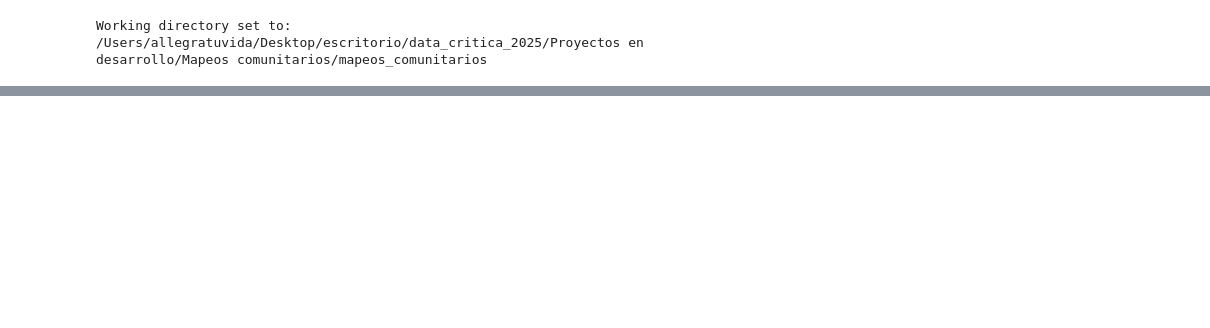
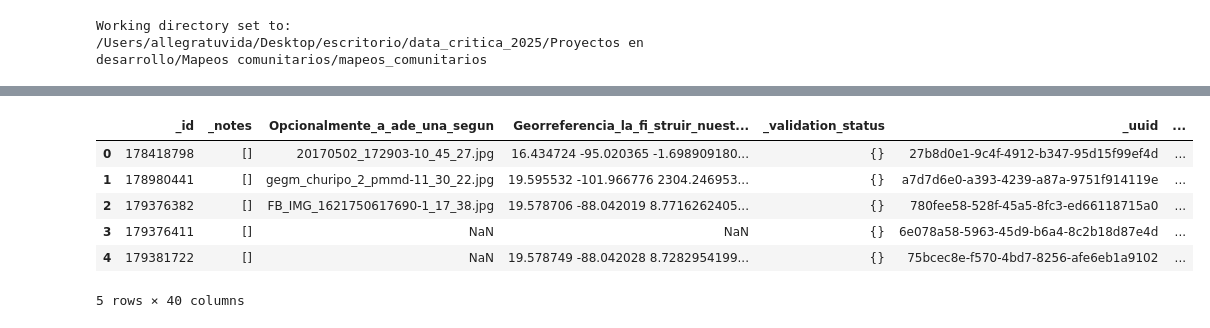
Before and after one commit to GibranMena/mapeos_comunitarios, a Jupyter notebook: _notebooks/0.0-collect-data.ipynb, the cells around one changed output, grey strips where cells are left out. Cells and saved outputs as stored; diff of their text form; code cells hidden in the pictures; blank space fills up the shorter version.

```diff
--- a/_notebooks/0.0-collect-data.ipynb
+++ b/_notebooks/0.0-collect-data.ipynb
@@ -152,0 +64,15 @@ client = SecureKoboClient()
+# %%
+# Retrieve data from a specified asset UID and load into a DataFrame
+
+resistencias_uid = "awCGz4R7AFYoaE5tF8gqWf"
+specified_data = kobo.get_data(resistencias_uid)
+resistencias_df = pd.DataFrame(specified_data['results'])
+resistencias_df.head()
+# %% [output]
+|  | _id | _notes | Opcionalmente_a_ade_una_segun | Georreferencia_la_fi_struir_nuest... | _validation_status | _uuid | ... |
+| 0 | 178418798 | [] | 20170502_172903-10_45_27.jpg | 16.434724 -95.020365 -1.698909180... | {} | 27b8d0e1-9c4f-4912-b347-95d15f99ef4d | ... |
+| 1 | 178980441 | [] | gegm_churipo_2_pmmd-11_30_22.jpg | 19.595532 -101.966776 2304.246953... | {} | a7d7d6e0-a393-4239-a87a-9751f914119e | ... |
+| 2 | 179376382 | [] | FB_IMG_1621750617690-1_17_38.jpg | 19.578706 -88.042019 8.7716262405... | {} | 780fee58-528f-45a5-8fc3-ed66118715a0 | ... |
+| 3 | 179376411 | [] | NaN | NaN | {} | 6e078a58-5963-45d9-b6a4-8c2b18d87e4d | ... |
+| 4 | 179381722 | [] | NaN | 19.578749 -88.042028 8.7282954199... | {} | 75bcec8e-f570-4bd7-8256-afe6eb1a9102 | ... |
+5 rows × 40 columns
```
Also changed, not shown: parts of 10 cells of this notebook, 1 other file.
